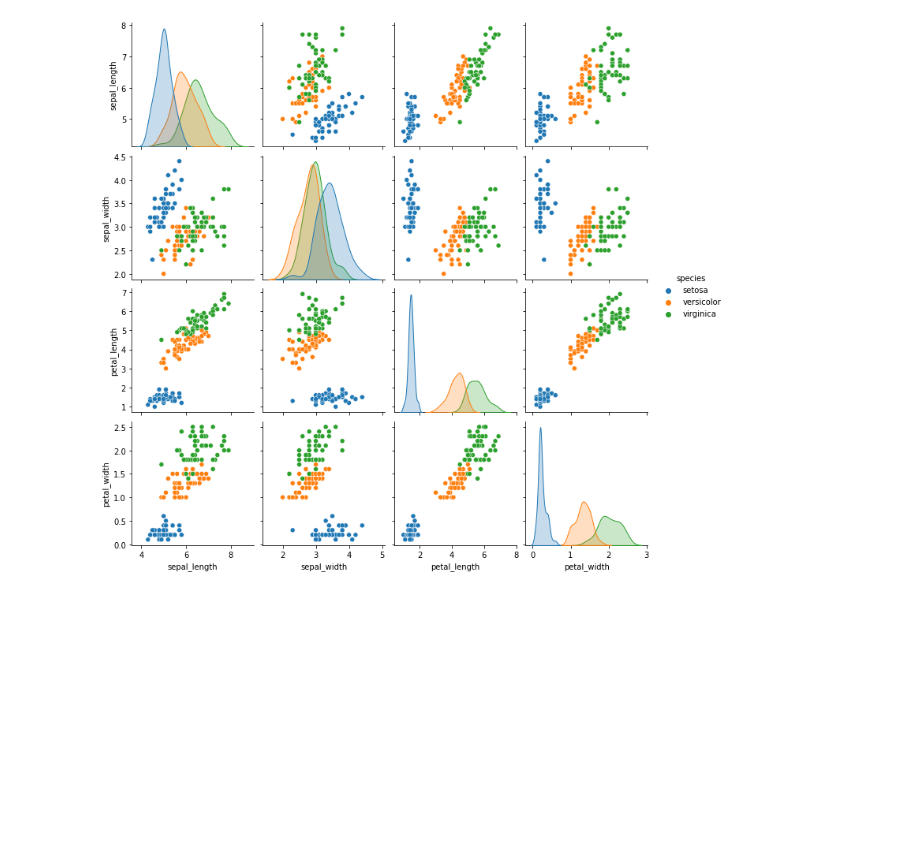
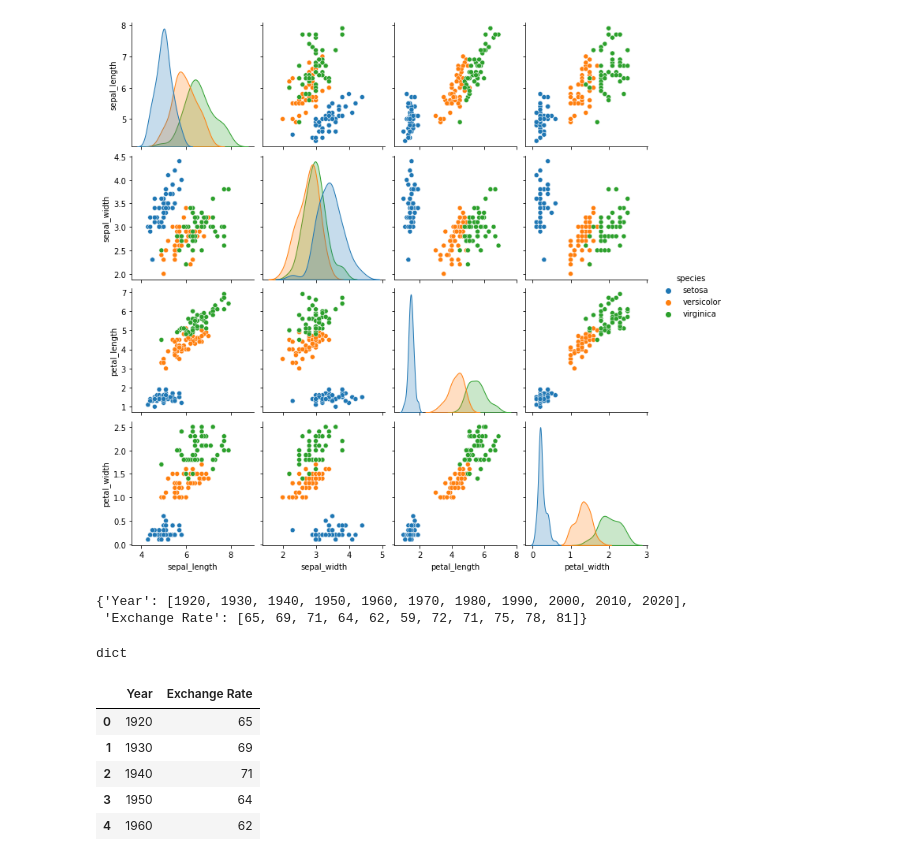
Before and after one commit to omonuj/Python-for-data-science, a Jupyter notebook: Seaborn-TL.ipynb, the cells around one changed output. Saved outputs shown, nothing was run; the diff lists cells and outputs as text; code cells hidden in the pictures; blank space fills up the shorter version.

```diff
--- a/Seaborn-TL.ipynb
+++ b/Seaborn-TL.ipynb
@@ -126,3 +126,24 @@ sns.pairplot(df, hue='species', size=2.5);
 # %%
 Data = {'Year': [1920,1930,1940,1950,1960,1970,1980,1990,2000, 2010, 2020],
        'Exchange Rate': [65, 69, 71, 64, 62, 59, 72, 71, 75, 78, 81]}
+# %%
+Data
+# %% [output]
+{'Year': [1920, 1930, 1940, 1950, 1960, 1970, 1980, 1990, 2000, 2010, 2020],
+ 'Exchange Rate': [65, 69, 71, 64, 62, 59, 72, 71, 75, 78, 81]}
+# %%
+type(Data)
+# %% [output]
+dict
+# %%
+import pandas as pd
+
+df = pd.DataFrame(Data)
+df.head(5)
+# %% [output]
+|  | Year | Exchange Rate |
+| 0 | 1920 | 65 |
+| 1 | 1930 | 69 |
+| 2 | 1940 | 71 |
+| 3 | 1950 | 64 |
+| 4 | 1960 | 62 |
```
Also changed, not shown: parts of 2 cells of this notebook.
